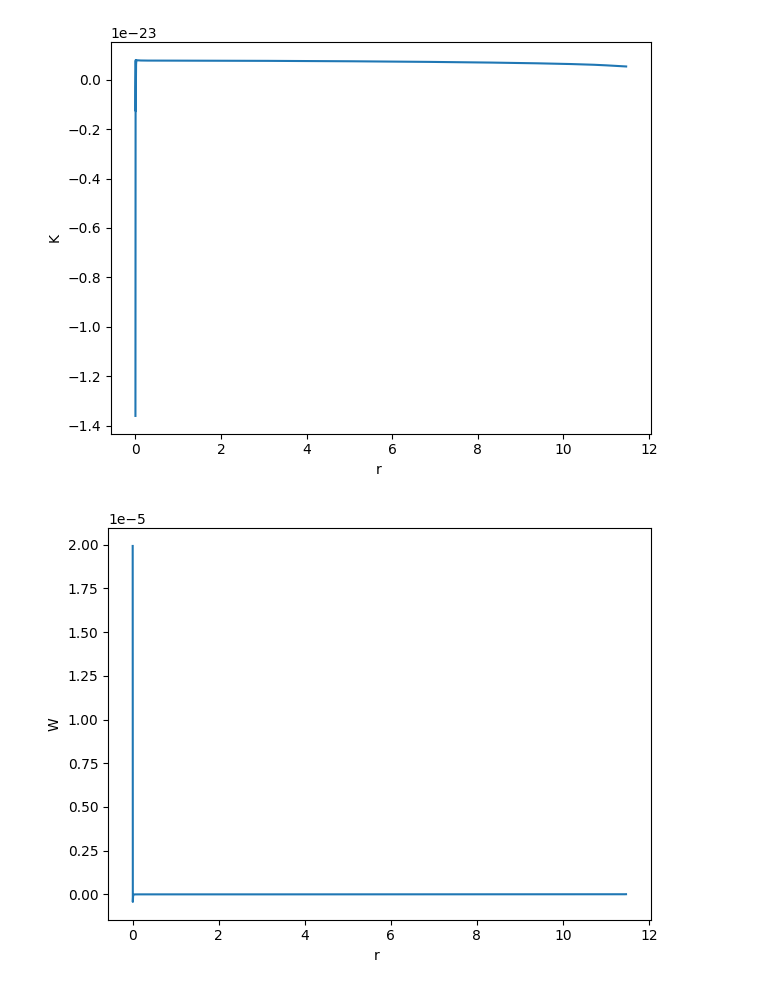
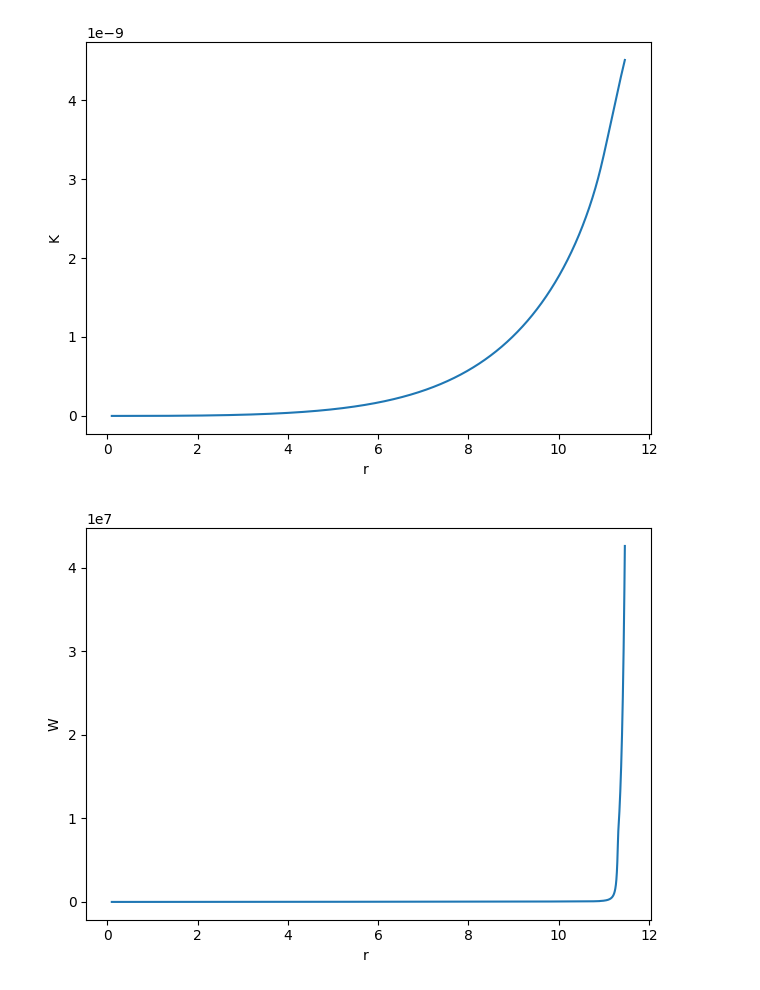
Before and after one commit to utkarsh7236/fmodes, a Jupyter notebook: GR2.ipynb, the cells around one changed output. Drawn from its saved outputs; the diff is of its cells as text; code cells hidden in the pictures.

```diff
--- a/GR2.ipynb
+++ b/GR2.ipynb
@@ -187,8 +187,8 @@ def tov(EOS, init_VEC, r_i, p_min,p_max, omega,nl, progress = False,
     init_params = [EOS, l, omega, p_min, p_max, nl]
     r = ode(lambda r, VEC: coupledTOV(r, VEC, init_params)).set_integrator('VODE')
     r.set_initial_value(init_VEC, r_i)
-    results = []
-    r_list = []
+    results = [init_VEC]
+    r_list = [r_i]
     i = 0
     r_max = 20 * km2cm
     max_iter = n_iter_max
@@ -220,8 +220,10 @@ def tov(EOS, init_VEC, r_i, p_min,p_max, omega,nl, progress = False,
     r = np.array(r_list)
     return p, m, r, nu, h1, k, w, x
 # %%
-def initial_conditions_helper(K0, e_c, p_c, nu0, omega, W0, nl, l):
+def initial_conditions_helper(K0, e_c, p_c, nu0, omega, W0, nl, l, p0, e0):
     # DIMENSIONS CHECKED
+    e_c = e0
+    p_c = p0
     X0_factor = (e_c + p_c) * np.exp(nu0/2)
     X0_term1 = 4 * np.pi/3 * (e_c + 3*p_c) * W0 * G/(c**4)
     X0_term2 = -(omega**2)/l * np.exp(-nu0) * W0  /(c**2)
@@ -246,14 +248,14 @@ def initial_conditions(EOS, e, p, k, km2cm = 1e5, r_i = 1, K0 = None):
     W0 = 1
 
     if K0 == None:
-        K0 = - (e_c + p_c) * (G/(c**4))
+        K0 = - 0.1 * (e_c + p_c) * (G/(c**4))
 
-    X0, H00, H10 = initial_conditions_helper(K0, e_c, p_c, nu0, omega, W0, nl, l)
+    X0, H00, H10 = initial_conditions_helper(K0, e_c, p_c, nu0, omega, W0, nl, l, p0, e0)
     init_VEC = [p_c, m0, nu0, H10, K0, W0, X0]
     p_max = max(p)
     p_min = max(c**2, min(p))
     return p_c, e_c, m0, omega, l, nl, nu0, Q0, b0, W0, K0, X0, H00, H10, init_VEC, \
-    p_max, p_min, r_i
+    p_max, p_min, r_i, p0, e0
 # %%
 def surface_conditions(p, m, r_arr, nu, h1, k, w, x):
     max_idx = np.argmax(m) - 1
@@ -282,10 +284,10 @@ def print_params(p, m, r_arr, nu, h1, k, w, x):
     return None
 # %%
 p_c, e_c, m0, omega, l, nl, nu0, Q0, b0, W0, K0, X0, H00, H10, init_VEC, \
-p_max, p_min, r_i = initial_conditions(EOS, e_arr, p_arr, -91)
+p_max, p_min, r_i, p0, e0 = initial_conditions(EOS, e_arr, p_arr, -91)
 
 # p_c, e_c, m0, omega, l, nl, nu0, Q0, b0, W0, K0, X0, H00, H10, init_VEC, \
-# p_max, p_min, r_i = initial_conditions(EOS, e, p, -27)
+# p_max, p_min, r_i, p0, e0 = initial_conditions(EOS, e, p, -27)
 
 p, m, r_arr, nu, h1, k, w, x = tov(EOS, init_VEC, r_i, p_min,p_max,
                            omega, nl, progress = True, l = l,
@@ -303,6 +305,7 @@ nu_int = nu_R #At surface
 delta_nu = nu_int - nu_ext
 nu0 =  nu0 - delta_nu
 
+X0, H00, H10 = initial_conditions_helper(K0, e_c, p_c, nu0, omega, W0, nl, l, p0, e0)
 init_VEC = [p_c, m0, nu0, H10, K0, W0, X0]
 time.sleep(0.2)
 
@@ -321,6 +324,7 @@ nu_int = nu_R #At surface
 delta_nu = nu_int - nu_ext
 nu0 =  nu0 - delta_nu
 
+X0, H00, H10 = initial_conditions_helper(K0, e_c, p_c, nu0, omega, W0, nl, l, p0, e0)
 init_VEC = [p_c, m0, nu0, H10, K0, W0, X0]
 time.sleep(0.2)
 
@@ -366,8 +370,7 @@ plt.ylabel("log10 boundary value")
 def optimize_x_R(K0):
 
     # Update Initial Conditions in terms of K0
-    X0, H00, H10 = initial_conditions_helper(K0, e_c, p_c, nu0, omega, W0, nl, l)
-
+    X0, H00, H10 = initial_conditions_helper(K0, e_c, p_c, nu0, omega, W0, nl, l, p0, e0)
     init_VEC = [p_c, m0, nu0, H10, K0, W0, X0]
     p, m, r_arr, nu, h1, k, w, x = tov(EOS, init_VEC, r_i, p_min,p_max,
                                        omega, nl, progress = False, l = l, n_iter_max = 20000)
@@ -501,5 +504,5 @@ print(z0)
 # %%
-lims = 0
+lims = 100
 
 plt.figure()
 plt.plot(r_arr[lims:]/km2cm, p[lims:]/p_c)
@@ -549,2 +552,2 @@ plt.show()
-[figure, old version]
+[figure, new version]
-[figure, old version]
+[figure, new version]
```
Also changed, not shown: parts of 7 cells of this notebook.
